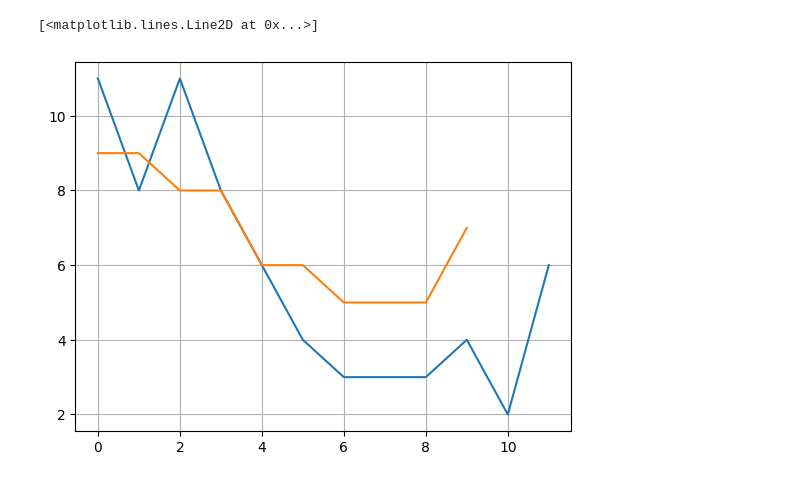
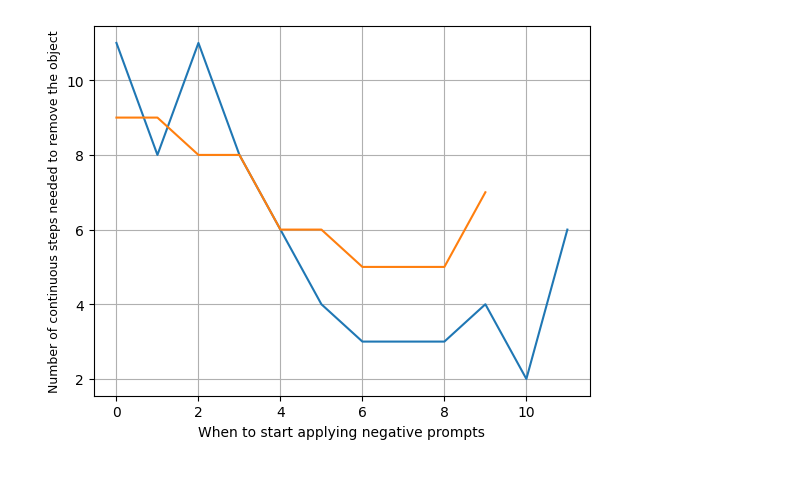
Before and after one commit to banyuanhao/daam, a Jupyter notebook: wrapupdata/remove_time.ipynb, the cells around one changed output. Cells and saved outputs as stored; diff of their text form; code cells hidden in the pictures.

```diff
--- a/wrapupdata/remove_time.ipynb
+++ b/wrapupdata/remove_time.ipynb
@@ -1,22 +1,24 @@
 # %%
 import matplotlib.pyplot as plt
 #  0 1  2  3  4 5 6  7  8  9 10 11 12 13 14 15 16 17 18 19 20
 # 11 9 13 11 10 9 9 10 11 13 12 17 -1 -1 -1 -1 -1 -1 -1 -1 -1
 
 #  0  1  2  3  4  5  6  7  8  9 10 11 12 13 14 15 16 17 18 19 20
 #  9 10 10 11 10 11 11 12 13 16 -1 -1 -1 -1 -1 -1 -1 -1 -1 -1 -1
 
 
 list1 = [11, 9, 13, 11, 10, 9, 9, 10, 11, 13, 12, 17]
 list1_base = list(range(len(list1)))
 list1 = [list1_ - list1_base_ for list1_, list1_base_ in zip(list1, list1_base)]
 
 list2 = [9, 10, 10, 11, 10, 11, 11, 12, 13, 16]
 list2_base = list(range(len(list2)))
 list2 = [list2_ - list2_base_ for list2_, list2_base_ in zip(list2, list2_base)]
 plt.grid()
 plt.plot(list1, label='list1')
 plt.plot(list2, label='list2')
+plt.xlabel('When to start applying negative prompts')
+plt.ylabel('Number of continuous steps needed to remove the object', fontsize=9)
+plt.savefig('remove_step.png')
 # %% [output]
-[<matplotlib.lines.Line2D at 0x...>]
-[figure, old version]
+[figure, new version]
```
Also changed, not shown: 4 other files.
